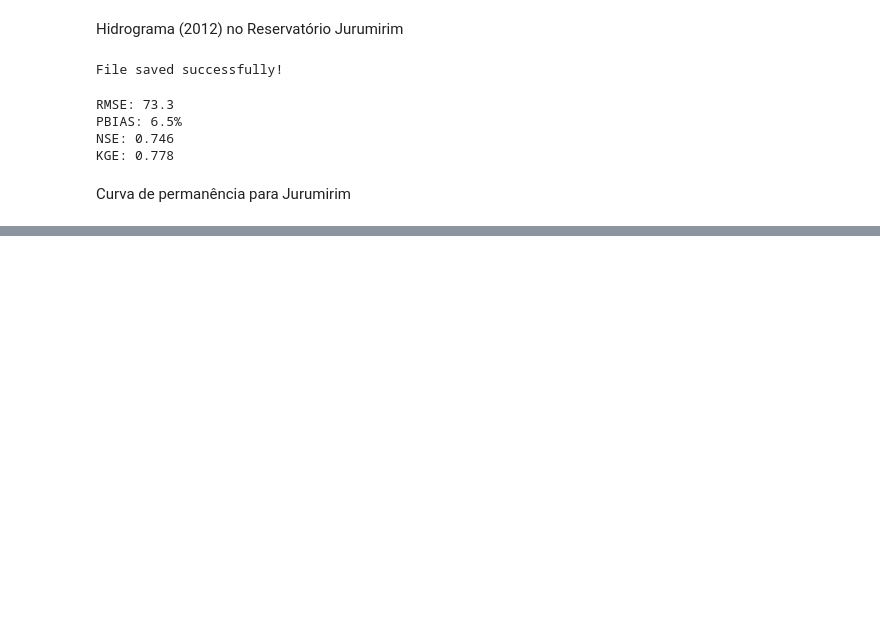
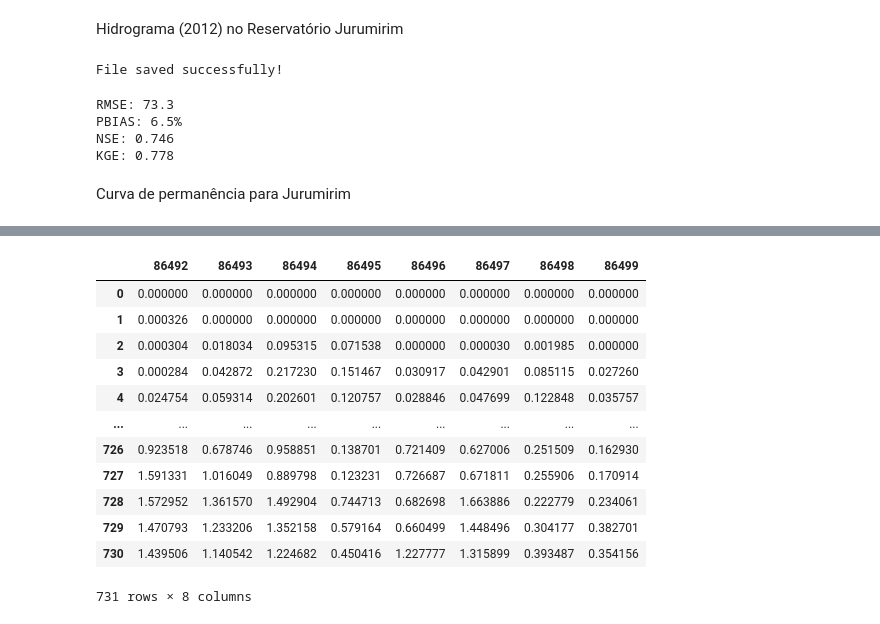
Before and after one commit to dariohhossoda/MOGESTpy, a Jupyter notebook: Applications/case_study.ipynb, the cells around one changed output, grey strips where cells are left out. Saved outputs shown, nothing was run; the diff lists cells and outputs as text; code cells hidden in the pictures; blank space fills up the shorter version.

```diff
--- a/Applications/case_study.ipynb
+++ b/Applications/case_study.ipynb
@@ -682,0 +701,16 @@ fig.show()
+# %%
+df_Qmm
+# %% [output]
+|  | 86492 | 86493 | 86494 | 86495 | 86496 | 86497 | 86498 | 86499 |
+| 0 | 0.000000 | 0.000000 | 0.000000 | 0.000000 | 0.000000 | 0.000000 | 0.000000 | 0.000000 |
+| 1 | 0.000326 | 0.000000 | 0.000000 | 0.000000 | 0.000000 | 0.000000 | 0.000000 | 0.000000 |
+| 2 | 0.000304 | 0.018034 | 0.095315 | 0.071538 | 0.000000 | 0.000030 | 0.001985 | 0.000000 |
+| 3 | 0.000284 | 0.042872 | 0.217230 | 0.151467 | 0.030917 | 0.042901 | 0.085115 | 0.027260 |
+| 4 | 0.024754 | 0.059314 | 0.202601 | 0.120757 | 0.028846 | 0.047699 | 0.122848 | 0.035757 |
+| ... | ... | ... | ... | ... | ... | ... | ... | ... |
+| 726 | 0.923518 | 0.678746 | 0.958851 | 0.138701 | 0.721409 | 0.627006 | 0.251509 | 0.162930 |
+| 727 | 1.591331 | 1.016049 | 0.889798 | 0.123231 | 0.726687 | 0.671811 | 0.255906 | 0.170914 |
+| 728 | 1.572952 | 1.361570 | 1.492904 | 0.744713 | 0.682698 | 1.663886 | 0.222779 | 0.234061 |
+| 729 | 1.470793 | 1.233206 | 1.352158 | 0.579164 | 0.660499 | 1.448496 | 0.304177 | 0.382701 |
+| 730 | 1.439506 | 1.140542 | 1.224682 | 0.450416 | 1.227777 | 1.315899 | 0.393487 | 0.354156 |
+731 rows × 8 columns
```
Also changed, not shown: parts of 5 cells of this notebook, 15 other files.
